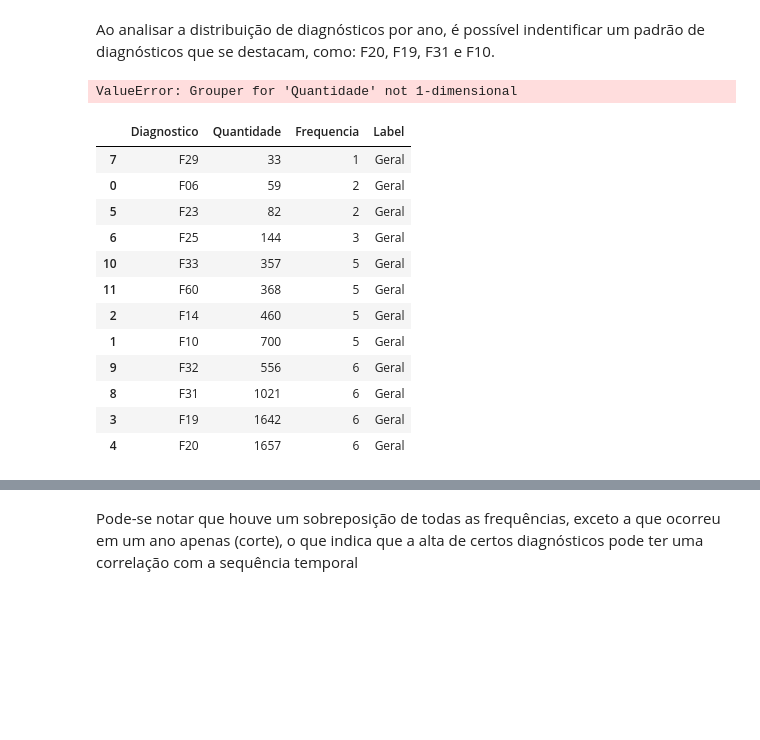
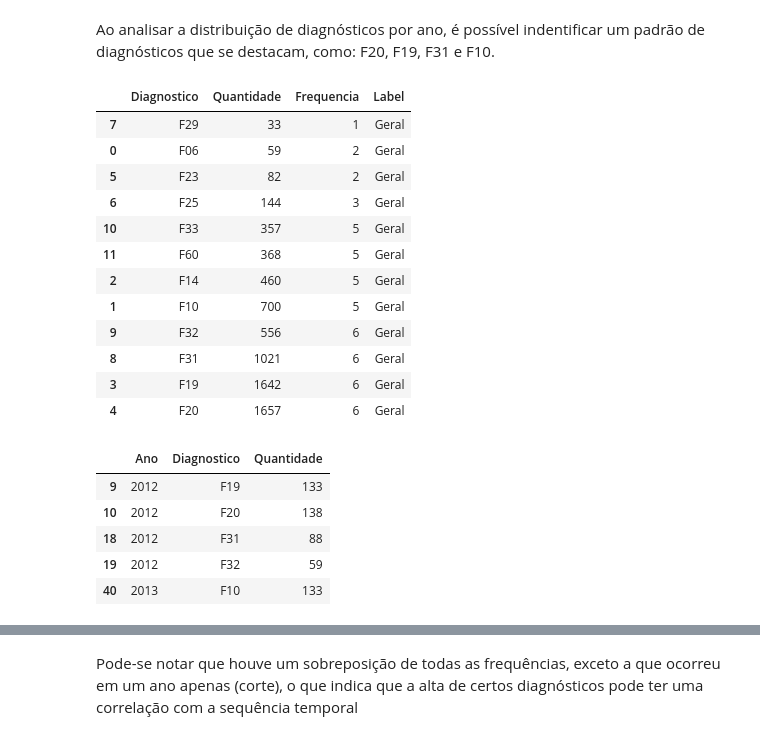
Before and after one commit to ImagineDogs/TranstornosMentais, a Jupyter notebook: Associacoes_Correlacoes.ipynb, the cells around one changed output, grey strips where cells are left out. Cells and saved outputs as stored; diff of their text form; code cells hidden in the pictures; blank space fills up the shorter version.

```diff
--- a/Associacoes_Correlacoes.ipynb
+++ b/Associacoes_Correlacoes.ipynb
@@ -294,42 +275,41 @@ outliers_gerais = pd.DataFrame()
 for year in diagnosticos_ano['Ano'].unique():
     outliers_gerais = pd.concat([outliers_gerais, outliers(diagnosticos_ano.loc[diagnosticos_ano['Ano'] == year])])
 
-contagem_agrupado(outliers_gerais, 'Quantidade', contador='Quantidade')
-
-# outliers_ranked_freqs = outliers_gerais[['Diagnostico', 'Quantidade']].groupby(['Diagnostico']).count().reset_index().rename(columns={'Quantidade': 'Frequencia'})
-# outliers_sum = outliers_gerais[['Diagnostico', 'Quantidade']].groupby(['Diagnostico']).sum().reset_index()
-# outliers_ranked_freqs = outliers_sum.merge(outliers_ranked_freqs, on='Diagnostico').sort_values(by=['Frequencia', 'Quantidade'])
-# outliers_ranked_freqs['Label'] = pd.Series(['Geral']*len(outliers_ranked_freqs))
-# outliers_ranked_freqs
+outliers_ranked_freqs = outliers_gerais[['Diagnostico', 'Quantidade']].groupby(['Diagnostico']).count().reset_index().rename(columns={'Quantidade': 'Frequencia'})
+outliers_sum = outliers_gerais[['Diagnostico', 'Quantidade']].groupby(['Diagnostico']).sum().reset_index()
+outliers_ranked_freqs = outliers_sum.merge(outliers_ranked_freqs, on='Diagnostico').sort_values(by=['Frequencia', 'Quantidade'])
+outliers_ranked_freqs['Label'] = pd.Series(['Geral']*len(outliers_ranked_freqs))
+outliers_ranked_freqs
 # %% [output]
-ValueError: Grouper for 'Quantidade' not 1-dimensional
+|  | Diagnostico | Quantidade | Frequencia | Label |
+| 7 | F29 | 33 | 1 | Geral |
+| 0 | F06 | 59 | 2 | Geral |
+| 5 | F23 | 82 | 2 | Geral |
+| 6 | F25 | 144 | 3 | Geral |
+| 10 | F33 | 357 | 5 | Geral |
+| 11 | F60 | 368 | 5 | Geral |
+| 2 | F14 | 460 | 5 | Geral |
+| 1 | F10 | 700 | 5 | Geral |
+| 9 | F32 | 556 | 6 | Geral |
+| 8 | F31 | 1021 | 6 | Geral |
+| 3 | F19 | 1642 | 6 | Geral |
+| 4 | F20 | 1657 | 6 | Geral |
-# %%
-outliers = pd.DataFrame()
-for year in diagnosticos_ano['Ano'].unique():
-    q1 = diagnosticos_ano[['Quantidade']].loc[diagnosticos_ano['Ano'] == year].quantile(.25, interpolation='lower')[0]
-    q3 = diagnosticos_ano[['Quantidade']].loc[diagnosticos_ano['Ano'] == year].quantile(.75, interpolation='lower')[0]
-    iqr = q3 - q1
-    limite_superior = q3 + 1.5 * iqr
-    outliers = pd.concat([outliers, diagnosticos_ano.loc[diagnosticos_ano['Ano'] == year].loc[diagnosticos_ano['Quantidade'] >= limite_superior]])
-
-outliers_ranked_freqs = outliers[['Diagnostico', 'Quantidade']].groupby(['Diagnostico']).count().reset_index().rename(columns={'Quantidade': 'Frequencia'})
-outliers_sum = outliers[['Diagnostico', 'Quantidade']].groupby(['Diagnostico']).sum().reset_index()
-outliers_ranked_freqs = outliers_sum.merge(outliers_ranked_freqs, on='Diagnostico').sort_values(by=['Frequencia', 'Quantidade'])
-outliers_ranked_freqs['Label'] = pd.Series(['Geral']*len(outliers_ranked_freqs))
-outliers_ranked_freqs
-# %% [output]
-|  | Diagnostico | Quantidade | Frequencia | Label |
-| 7 | F29 | 33 | 1 | Geral |
-| 0 | F06 | 59 | 2 | Geral |
-| 5 | F23 | 82 | 2 | Geral |
-| 6 | F25 | 144 | 3 | Geral |
-| 10 | F33 | 357 | 5 | Geral |
-| 11 | F60 | 368 | 5 | Geral |
-| 2 | F14 | 460 | 5 | Geral |
-| 1 | F10 | 700 | 5 | Geral |
-| 9 | F32 | 556 | 6 | Geral |
-| 8 | F31 | 1021 | 6 | Geral |
-| 3 | F19 | 1642 | 6 | Geral |
-| 4 | F20 | 1657 | 6 | Geral |
 # %%
 px.scatter(outliers_ranked_freqs, x="Diagnostico", y="Frequencia", size='Quantidade')
+# %%
+outliers_gerais = pd.DataFrame()
+for year in diagnosticos_ano['Ano'].unique():
+    outliers_gerais = pd.concat([outliers_gerais, outliers(diagnosticos_ano.loc[diagnosticos_ano['Ano'] == year])])
+outliers_gerais.head()
+# outliers_ranked_freqs = outliers_gerais[['Diagnostico', 'Quantidade']].groupby(['Diagnostico']).count().reset_index().rename(columns={'Quantidade': 'Frequencia'})
+# outliers_sum = outliers_gerais[['Diagnostico', 'Quantidade']].groupby(['Diagnostico']).sum().reset_index()
+# outliers_ranked_freqs = outliers_sum.merge(outliers_ranked_freqs, on='Diagnostico').sort_values(by=['Frequencia', 'Quantidade'])
+# outliers_ranked_freqs['Label'] = pd.Series(['Geral']*len(outliers_ranked_freqs))
+# outliers_ranked_freqs
+# %% [output]
+|  | Ano | Diagnostico | Quantidade |
+| 9 | 2012 | F19 | 133 |
+| 10 | 2012 | F20 | 138 |
+| 18 | 2012 | F31 | 88 |
+| 19 | 2012 | F32 | 59 |
+| 40 | 2013 | F10 | 133 |
```
Also changed, not shown: parts of 11 cells of this notebook.
